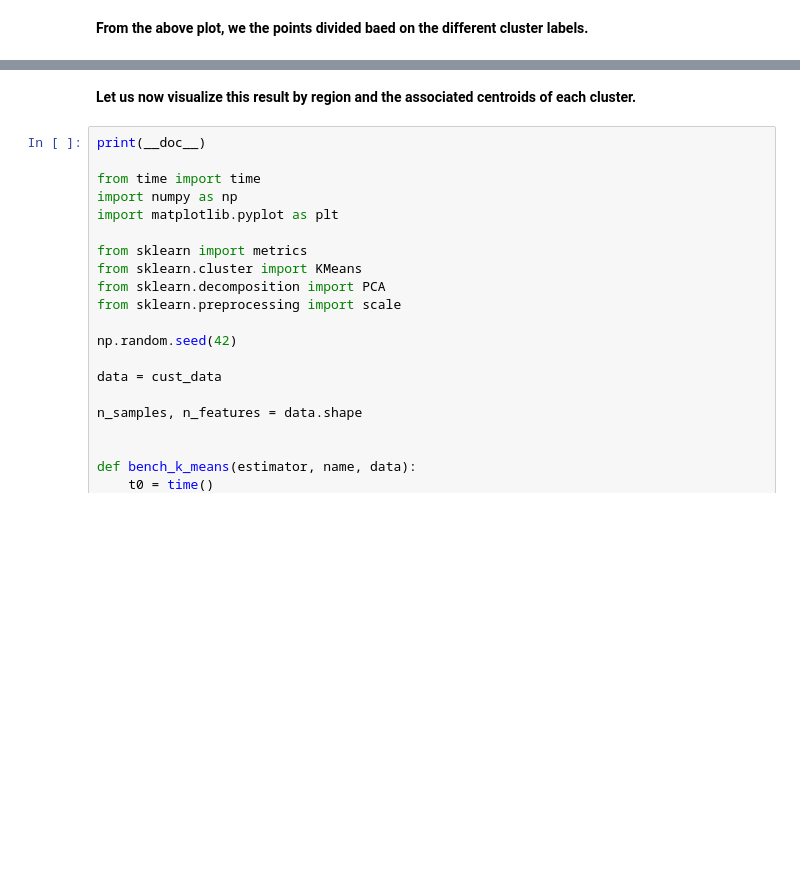
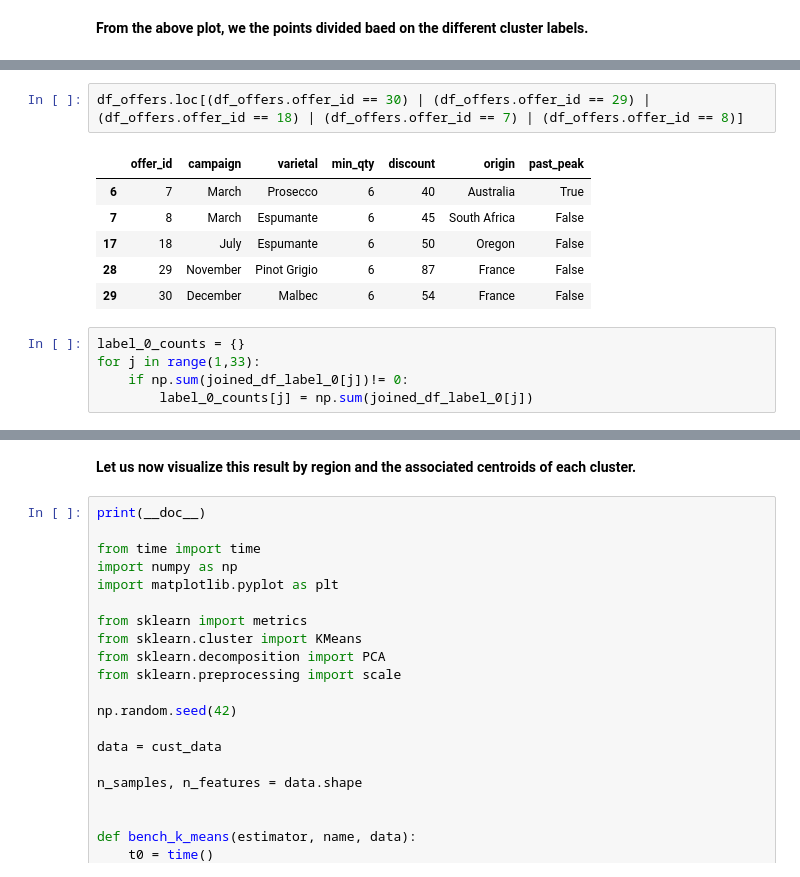
Before and after one commit to adjakka/Mini_Projects_Data_Science, a Jupyter notebook: Unsupervised_ML_Customer_Segmentation/Mini_Project_Clustering.ipynb, the cells around one changed output, grey strips where cells are left out. Cells and saved outputs as stored; diff of their text form; blank space fills up the shorter version.

```diff
--- a/Unsupervised_ML_Customer_Segmentation/Mini_Project_Clustering.ipynb
+++ b/Unsupervised_ML_Customer_Segmentation/Mini_Project_Clustering.ipynb
@@ -386,0 +509,14 @@ Text(0, 0.5, 'y component')
+# %%
+df_offers.loc[(df_offers.offer_id == 30) | (df_offers.offer_id == 29) | (df_offers.offer_id == 18) | (df_offers.offer_id == 7) | (df_offers.offer_id == 8)]
+# %% [output]
+|  | offer_id | campaign | varietal | min_qty | discount | origin | past_peak |
+| 6 | 7 | March | Prosecco | 6 | 40 | Australia | True |
+| 7 | 8 | March | Espumante | 6 | 45 | South Africa | False |
+| 17 | 18 | July | Espumante | 6 | 50 | Oregon | False |
+| 28 | 29 | November | Pinot Grigio | 6 | 87 | France | False |
+| 29 | 30 | December | Malbec | 6 | 54 | France | False |
+# %%
+label_0_counts = {}
+for j in range(1,33):
+    if np.sum(joined_df_label_0[j])!= 0:
+        label_0_counts[j] = np.sum(joined_df_label_0[j])
```
Also changed, not shown: parts of 23 cells of this notebook.
